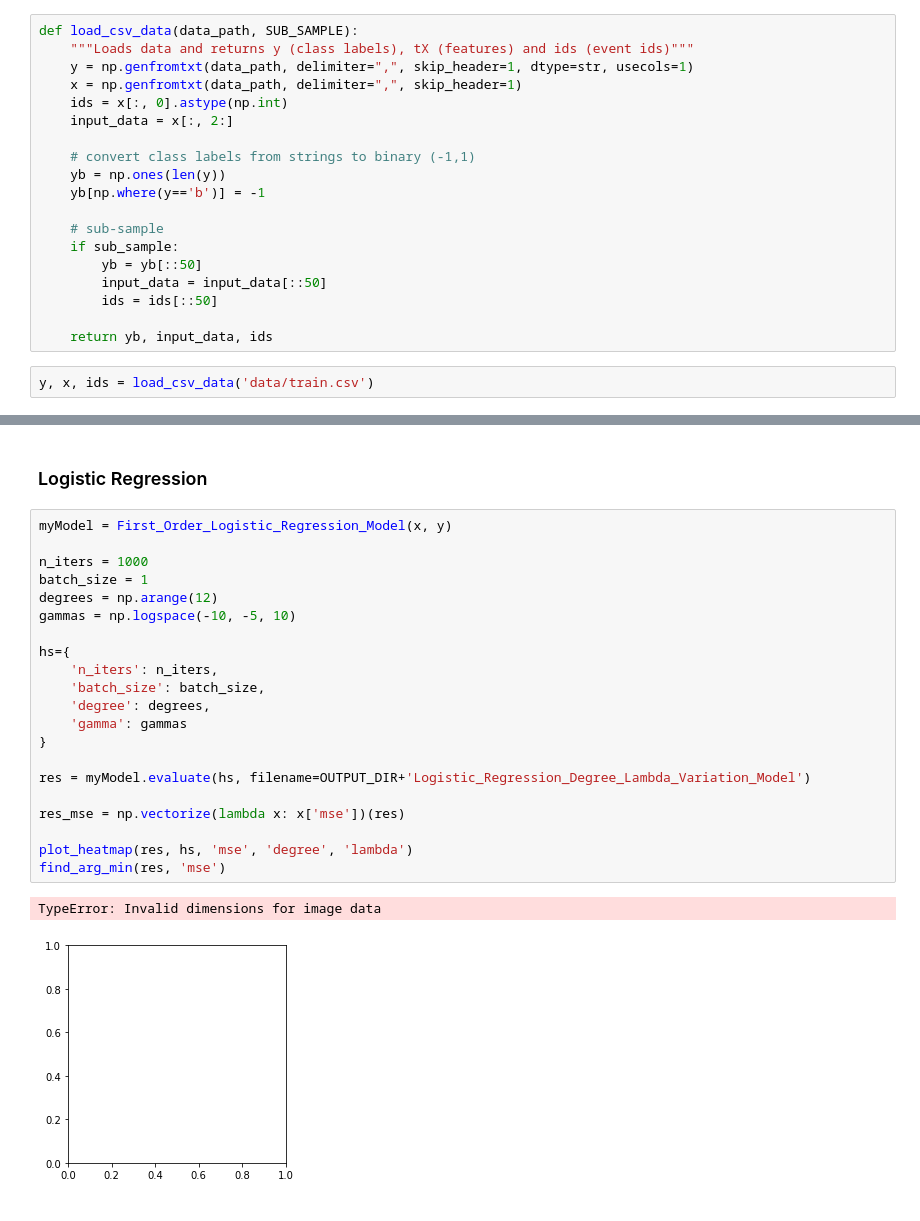
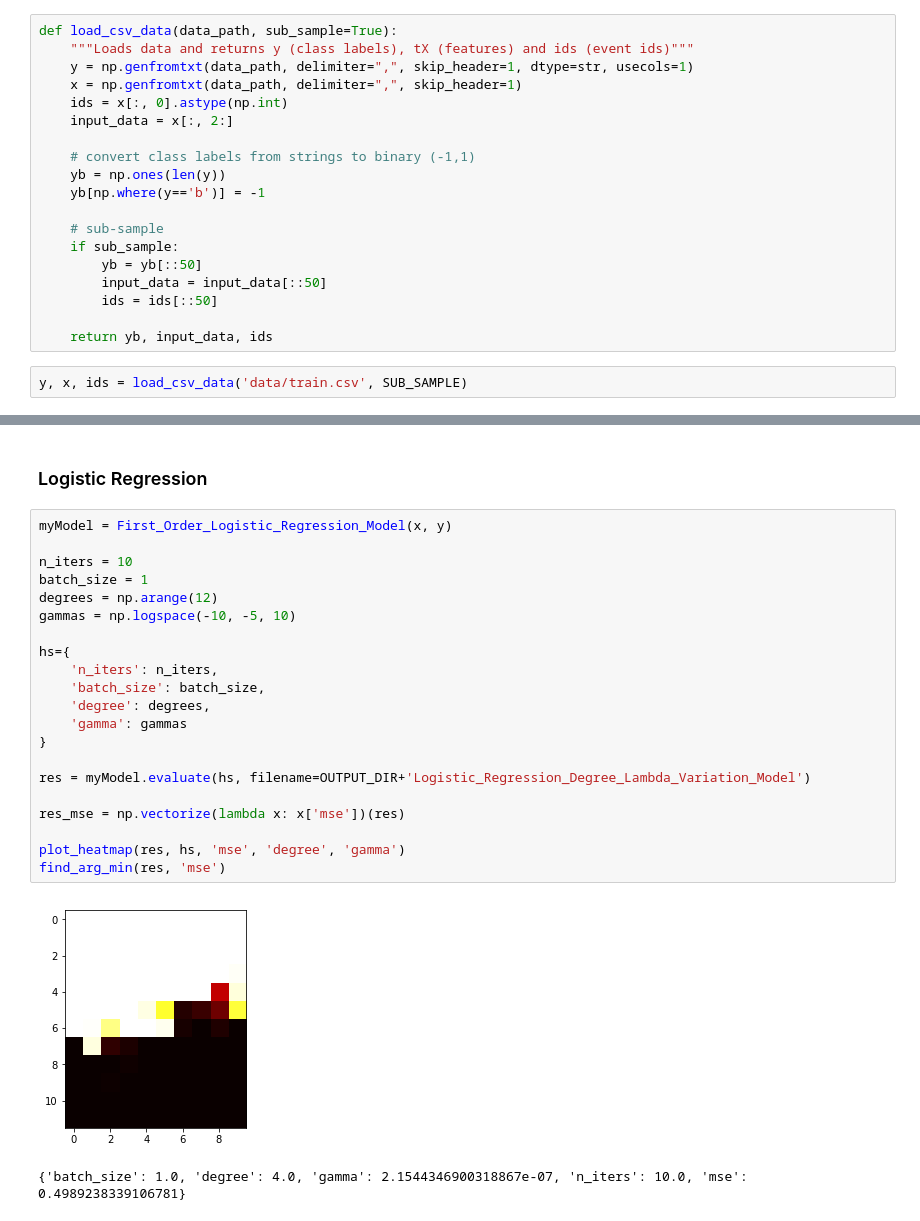
Before and after one commit to ElCabrino/MLProject1, a Jupyter notebook: Results_vinc.ipynb, the cells around one changed output, grey strips where cells are left out. Cells and saved outputs as stored; diff of their text form.

```diff
--- a/Results_vinc.ipynb
+++ b/Results_vinc.ipynb
@@ -20,7 +20,7 @@ warnings.filterwarnings('ignore')
 SUB_SAMPLE = True
 OUTPUT_DIR = "results_test/" if SUB_SAMPLE else "results/"
 # %%
-def load_csv_data(data_path, SUB_SAMPLE):
+def load_csv_data(data_path, sub_sample=True):
     """Loads data and returns y (class labels), tX (features) and ids (event ids)"""
     y = np.genfromtxt(data_path, delimiter=",", skip_header=1, dtype=str, usecols=1)
     x = np.genfromtxt(data_path, delimiter=",", skip_header=1)
@@ -39,7 +39,7 @@ def load_csv_data(data_path, SUB_SAMPLE):
 
     return yb, input_data, ids
 # %%
-y, x, ids = load_csv_data('data/train.csv')
+y, x, ids = load_csv_data('data/train.csv', SUB_SAMPLE)
 # %% [markdown]
 # 1 - Only Using Clean Features
 # %%
@@ -171,24 +171,24 @@ find_arg_min(res, 'mse')
 # %%
 myModel = First_Order_Logistic_Regression_Model(x, y)
 
-n_iters = 1000
+n_iters = 10
 batch_size = 1
 degrees = np.arange(12)
 gammas = np.logspace(-10, -5, 10)
 
 hs={
     'n_iters': n_iters,
     'batch_size': batch_size,
     'degree': degrees,
     'gamma': gammas
 }
 
 res = myModel.evaluate(hs, filename=OUTPUT_DIR+'Logistic_Regression_Degree_Lambda_Variation_Model')
 
 res_mse = np.vectorize(lambda x: x['mse'])(res)
 
-plot_heatmap(res, hs, 'mse', 'degree', 'lambda')
+plot_heatmap(res, hs, 'mse', 'degree', 'gamma')
 find_arg_min(res, 'mse')
 # %% [output]
+[figure, new version]
-TypeError: Invalid dimensions for image data
+{'batch_size': 1.0, 'degree': 4.0, 'gamma': 2.1544346900318867e-07, 'n_iters': 10.0, 'mse': 0.4989238339106781}
-[figure, old version]
```
Also changed, not shown: parts of 2 cells of this notebook, 2 other files.
